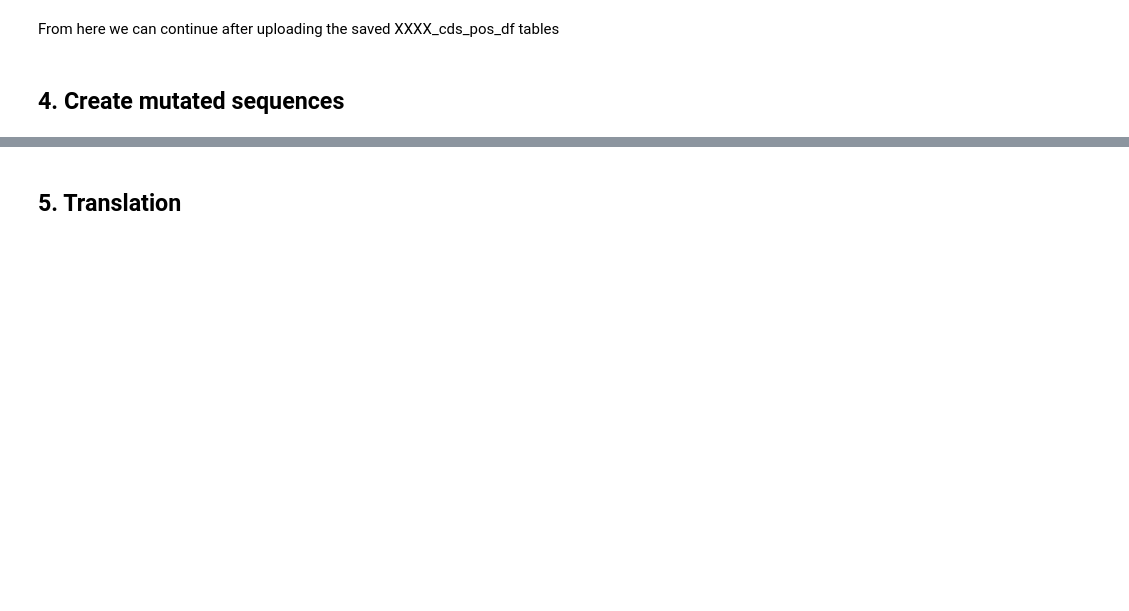
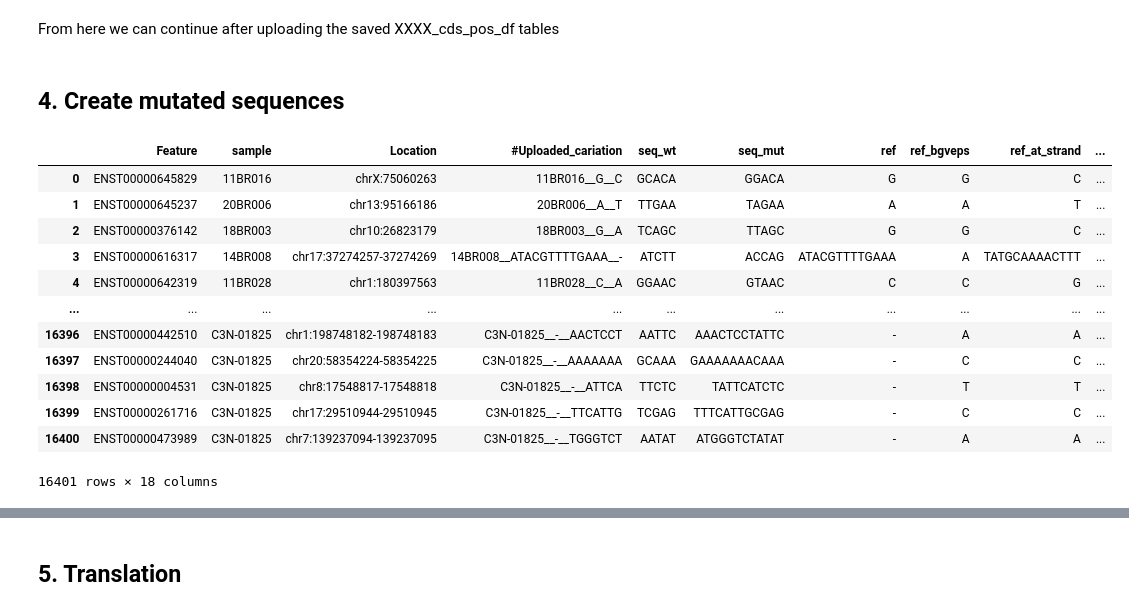
Before and after one commit to msguixe/TFM_MSG, a Jupyter notebook: Generation_ns_fs_mut_sequences.ipynb, the cells around one changed output, grey strips where cells are left out. Saved outputs shown, nothing was run; the diff lists cells and outputs as text; code cells hidden in the pictures; blank space fills up the shorter version.

```diff
--- a/Generation_ns_fs_mut_sequences.ipynb
+++ b/Generation_ns_fs_mut_sequences.ipynb
@@ -32,6 +32,8 @@ for cancer in tqdm(CPTAC, total=len(CPTAC)):
     cptac_df = pd.concat(frames)
 cptac_df.drop_duplicates(keep='first',inplace=True)
 
+cptac_df['ID'] = cptac_df['gene'].astype(str)+cptac_df['Feature'].astype(str)+cptac_df['sample'].astype(str)+cptac_df['#Uploaded_variation'].astype(str)+cptac_df['Location'].astype(str)
+
 ######################################################################################################
 #Calculate the mean of rna values for the repeated mutations (log2fpkm, log10fpkm, Stability_Change)
 ######################################################################################################
@@ -50,11 +52,13 @@ cptac_dupl4_df.drop_duplicates(keep='first',inplace=True)
 cptac2_df = cptac_df[~(cptac_df['sample'].isin(dupl_samples))]
 cptac_df = pd.concat([cptac2_df,cptac_dupl4_df],ignore_index=True)
 
-#####################################################################################
-#Prepare cptac_df table for the merge (select stop_gained and frameshift_variant)
-#####################################################################################
+###########################################
+#Select stop_gained and frameshift_variant
+###########################################
 
-cptac_mut_df = cptac_df[['gene','Feature','#Uploaded_variation','Location','protein_mutation','Protein_position','Amino_acids','sample','Dataset']][(cptac_df['Phenotype']=='stop_gained')|(cptac_df['Phenotype']=='frameshift_variant')]
+print('Select mutated sequences')
+
+cptac_mut_df = cptac_df[['gene','Feature','sample','#Uploaded_variation','Location','Phenotype','Dataset','ID']][(cptac_df['Phenotype']=='stop_gained')|(cptac_df['Phenotype']=='frameshift_variant')]
 # %% [output]
 Load CPTAC dataset
 
@@ -181,3 +180,17 @@ ccle_mut_df = pd.merge(ccle_mut_df,ccle_cds_pos_df, how='left')
+# %%
+#Merge mutations_df with cds_pos_df
+
+cptac_cds_pos_df['location2'] = cptac_cds_pos_df['location2'].astype(str)
+cptac_mut_df['chrom'] = cptac_mut_df['Location'].str.split(':').str[0]
+cptac_mut_df['location2'] = cptac_mut_df['Location'].str.split(':').str[1]
+cptac_mut_df['location2'] = cptac_mut_df['location2'].str.split('-').str[0]
+cptac_mut_df = pd.merge(cptac_mut_df,cptac_cds_pos_df, how='left')
+
+ccle_cds_pos_df['location2'] = ccle_cds_pos_df['location2'].astype(str)
+ccle_mut_df['chrom'] = ccle_mut_df['Location'].str.split(':').str[0]
+ccle_mut_df['location2'] = ccle_mut_df['Location'].str.split(':').str[1]
+ccle_mut_df['location2'] = ccle_mut_df['location2'].str.split('-').str[0]
+ccle_mut_df = pd.merge(ccle_mut_df,ccle_cds_pos_df, how='left')
 # %%
 #Select mutations with CDS positions for in silico mutational process
 cptac_mut_df = cptac_mut_df[cptac_mut_df['CDS_position']!='-']
@@ -286,6 +302,20 @@ cptac_mutcheck_df, cptac_seq_mut_df = mutate_seq(cptac_mut_df)
 ccle_mutcheck_df, ccle_seq_mut_df = mutate_seq(ccle_mut_df)
 # %%
 #Table to check if in silico mutations have been done correctly
-cptac_mut_check_df
+cptac_mutcheck_df
+# %% [output]
+|  | Feature | sample | Location | #Uploaded_cariation | seq_wt | seq_mut | ref | ref_bgveps | ref_at_strand | ... |
+| 0 | ENST00000645829 | 11BR016 | chrX:75060263 | 11BR016__G__C | GCACA | GGACA | G | G | C | ... |
+| 1 | ENST00000645237 | 20BR006 | chr13:95166186 | 20BR006__A__T | TTGAA | TAGAA | A | A | T | ... |
+| 2 | ENST00000376142 | 18BR003 | chr10:26823179 | 18BR003__G__A | TCAGC | TTAGC | G | G | C | ... |
+| 3 | ENST00000616317 | 14BR008 | chr17:37274257-37274269 | 14BR008__ATACGTTTTGAAA__- | ATCTT | ACCAG | ATACGTTTTGAAA | A | TATGCAAAACTTT | ... |
+| 4 | ENST00000642319 | 11BR028 | chr1:180397563 | 11BR028__C__A | GGAAC | GTAAC | C | C | G | ... |
+| ... | ... | ... | ... | ... | ... | ... | ... | ... | ... | ... |
+| 16396 | ENST00000442510 | C3N-01825 | chr1:198748182-198748183 | C3N-01825__-__AACTCCT | AATTC | AAACTCCTATTC | - | A | A | ... |
+| 16397 | ENST00000244040 | C3N-01825 | chr20:58354224-58354225 | C3N-01825__-__AAAAAAA | GCAAA | GAAAAAAACAAA | - | C | C | ... |
+| 16398 | ENST00000004531 | C3N-01825 | chr8:17548817-17548818 | C3N-01825__-__ATTCA | TTCTC | TATTCATCTC | - | T | T | ... |
+| 16399 | ENST00000261716 | C3N-01825 | chr17:29510944-29510945 | C3N-01825__-__TTCATTG | TCGAG | TTTCATTGCGAG | - | C | C | ... |
+| 16400 | ENST00000473989 | C3N-01825 | chr7:139237094-139237095 | C3N-01825__-__TGGGTCT | AATAT | ATGGGTCTATAT | - | A | A | ... |
+16401 rows × 18 columns
 # %%
 #Table to check if in silico mutations have been done correctly
```
Also changed, not shown: parts of 29 cells of this notebook, 2 other files.
